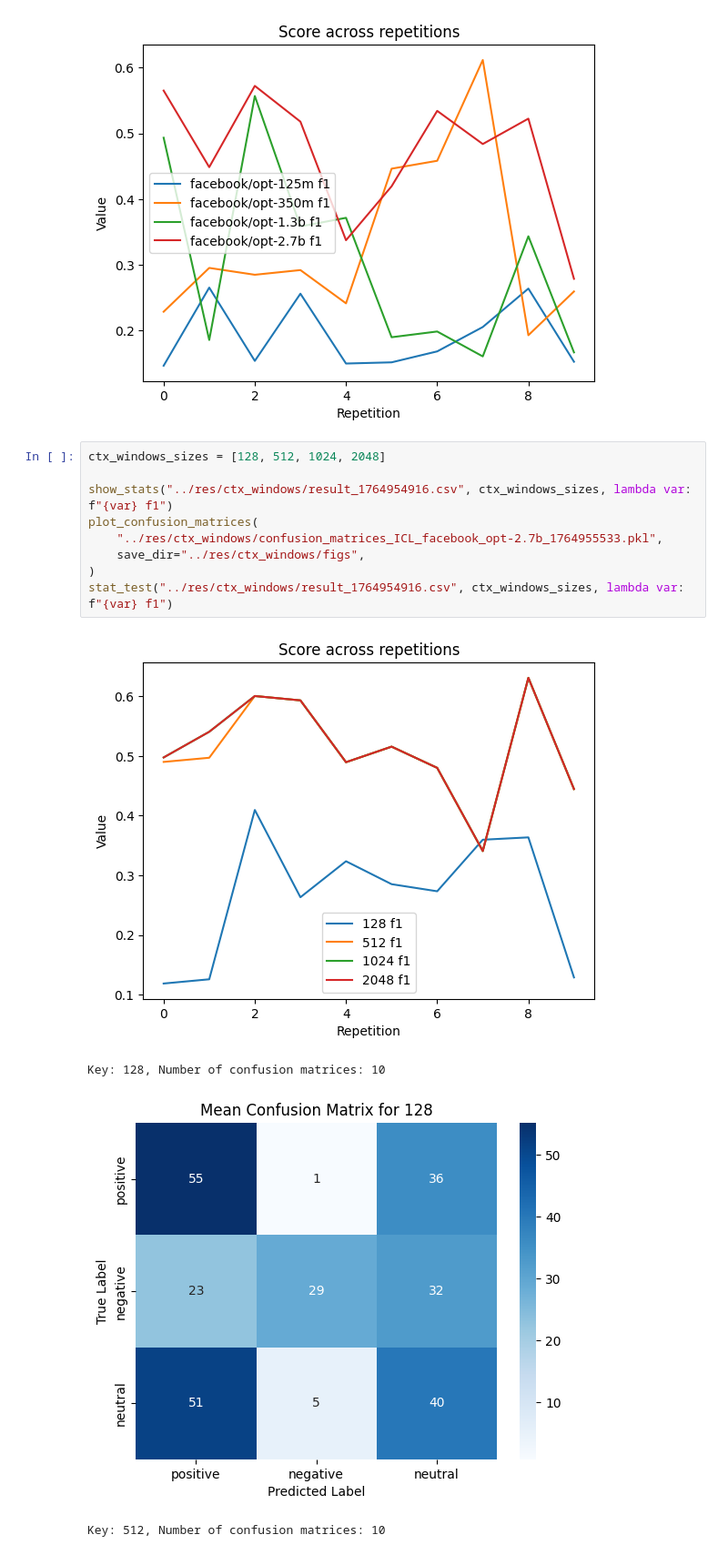
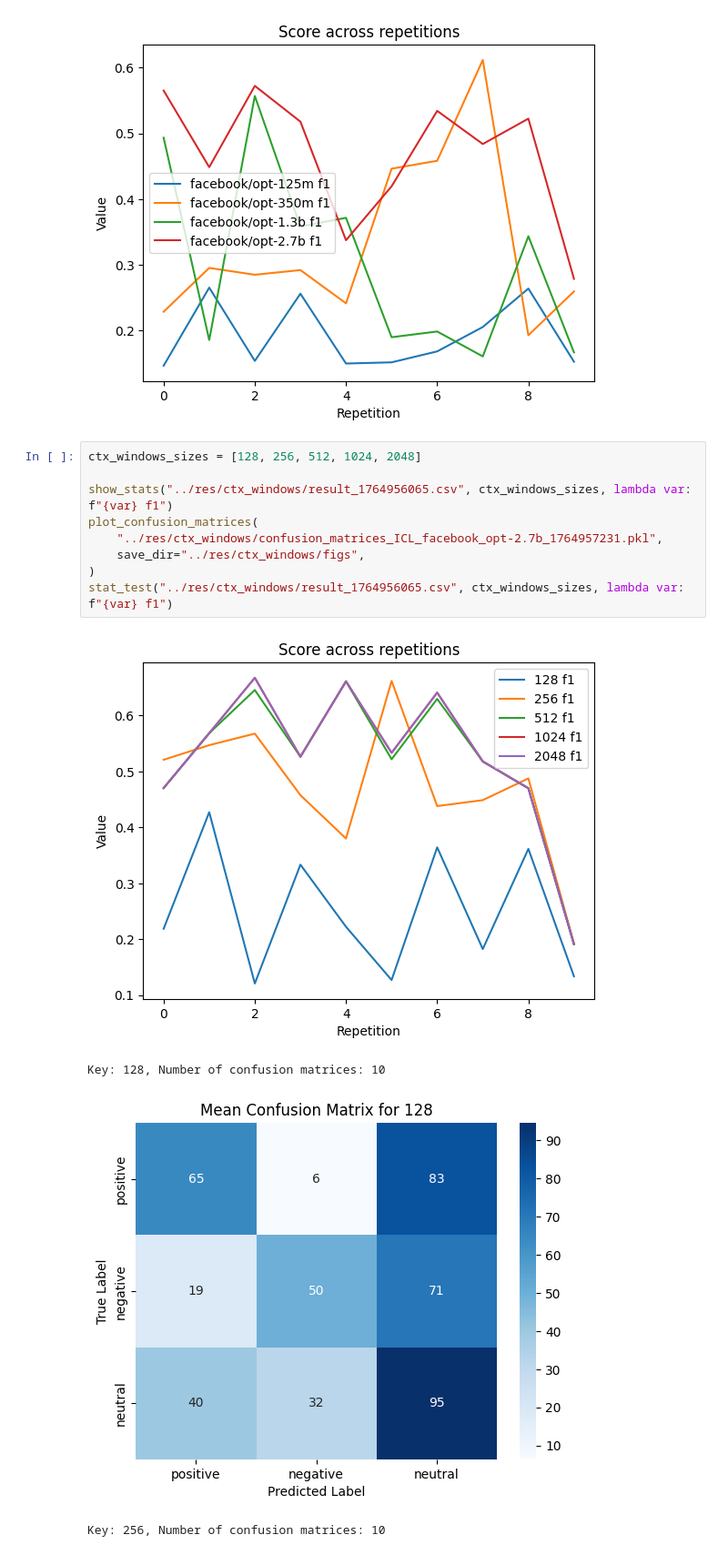
Before and after one commit to Sz-Lasota/natural-language-processing, a Jupyter notebook: src/visualisation.ipynb, the cells around one changed output. Shown: that part at 91% size. Drawn from its saved outputs; the diff is of its cells as text.

Commit message:
256 ctx window

```diff
--- a/src/visualisation.ipynb
+++ b/src/visualisation.ipynb
@@ -184,16 +184,16 @@ show_stats("../res/models/result_1764949279.csv", models, lambda var: f"{var} f1
 # %% [output]
 [figure]
 # %%
-ctx_windows_sizes = [128, 512, 1024, 2048]
+ctx_windows_sizes = [128, 256, 512, 1024, 2048]
 
-show_stats("../res/ctx_windows/result_1764954916.csv", ctx_windows_sizes, lambda var: f"{var} f1")
+show_stats("../res/ctx_windows/result_1764956065.csv", ctx_windows_sizes, lambda var: f"{var} f1")
 plot_confusion_matrices(
-    "../res/ctx_windows/confusion_matrices_ICL_facebook_opt-2.7b_1764955533.pkl",
+    "../res/ctx_windows/confusion_matrices_ICL_facebook_opt-2.7b_1764957231.pkl",
     save_dir="../res/ctx_windows/figs",
 )
-stat_test("../res/ctx_windows/result_1764954916.csv", ctx_windows_sizes, lambda var: f"{var} f1")
+stat_test("../res/ctx_windows/result_1764956065.csv", ctx_windows_sizes, lambda var: f"{var} f1")
 # %% [output]
-[figure, old version]
+[figure, new version]
 Key: 128, Number of confusion matrices: 10
-[figure, old version]
+[figure, new version]
-Key: 512, Number of confusion matrices: 10
+Key: 256, Number of confusion matrices: 10
```
Also changed, not shown: parts of 1 cell of this notebook, 6 other files.
